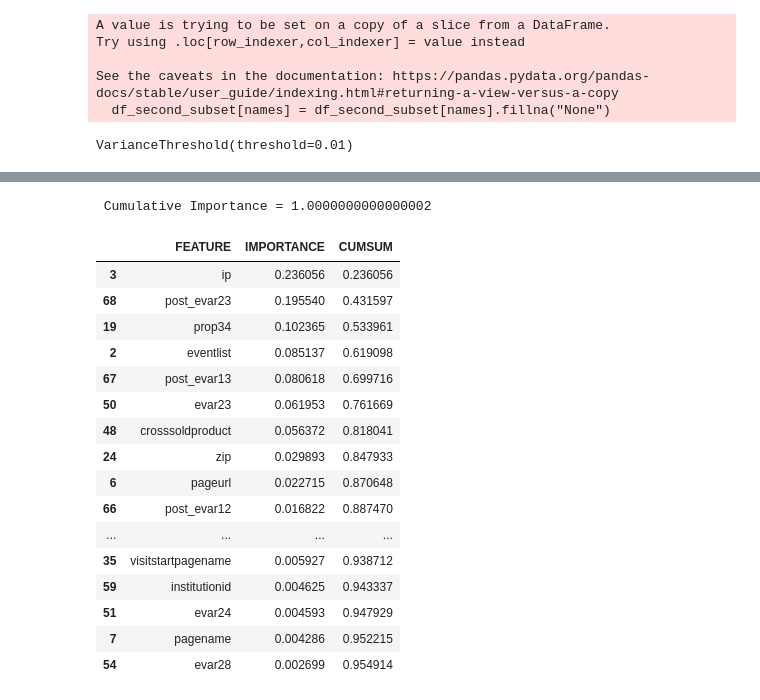
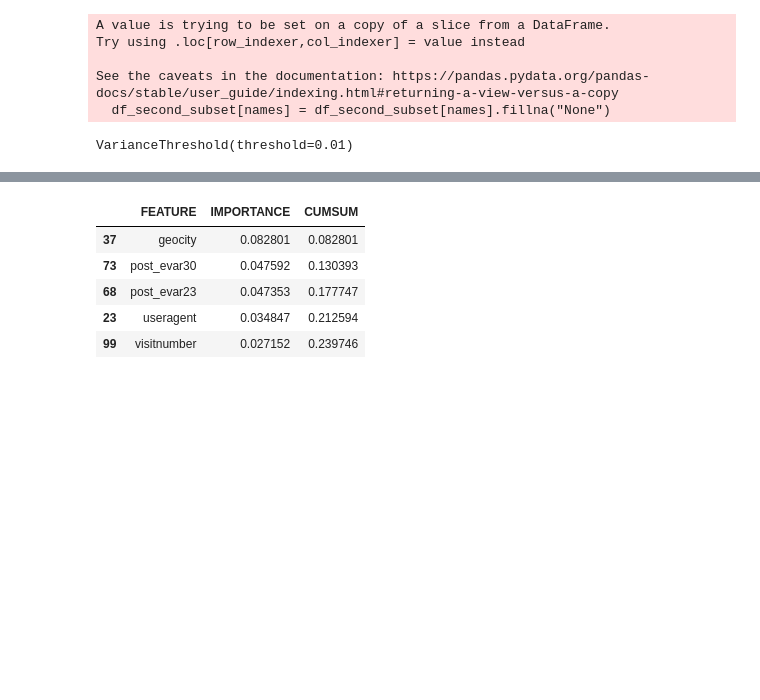
Before and after one commit to toriwang24/M148, a Jupyter notebook: feature_selection.ipynb, the cells around one changed output, grey strips where cells are left out. Saved outputs shown, nothing was run; the diff lists cells and outputs as text; code cells hidden in the pictures; blank space fills up the shorter version.

```diff
--- a/feature_selection.ipynb
+++ b/feature_selection.ipynb
@@ -310,2 +335,0 @@ df_third_subset.head(1)
-# %%
-features = df_third_subset.columns.to_list()
@@ -328,14 +385,24 @@ X_train, X_test, y_train, y_test = train_test_split(df_third_subset.iloc[:,:],
 # %%
 #undersample train set
+
+#get all of the purchase visits
 
 X_train_1 = X_train[X_train['target'] == "1"]
 
 y_train_1 = X_train_1['target']
 
-X_train_2 = X_train[X_train['target'] == "0"].sample(n=len(X_train_1))
+#randomly sample non-purchase visits
+
+X_train_2 = X_train[X_train['target'] == "0"].sample(n= len(X_train_1)*2, random_state = 23)
 
 y_train_2 = X_train_2['target']
+
+#remove target from X and concatenate the purchase and non-purchase observations
 
 X_train = (pd.concat([X_train_1, X_train_2])).iloc[:,1:]
 
 y_train = pd.concat([y_train_1, y_train_2])
+
+#remove target from test set
+
+X_test = X_test.iloc[:,1:]
@@ -366,5 +431,5 @@ numerical_columns = X_train_numerical.columns.to_list()
 # %%
-#Transform categorical varaibles to target encoded
+#encode categorical varaibles with leave one out encoder
 
 #first format target variable
 
@@ -372,9 +437,9 @@ ord_enc = OrdinalEncoder()
 
 y_train_transformed = ord_enc.fit_transform(y_train.to_numpy().reshape(-1,1))
 
-#then fit target encoder
+#then fit leave one out encoder
 
-targ_enc = TargetEncoder(handle_unknown = 'value')
+targ_enc = LeaveOneOutEncoder()
 
 targ_enc.fit(X_train_categorical, y_train_transformed)
 
@@ -398,11 +465,11 @@ X_test_numerical_transformed = scaler.transform(X_test_numerical)
 # %%
 #fill NAs for numerical
 
-X_train_numerical_transformed = pd.DataFrame(X_train_numerical_transformed, columns = numerical_columns)
+X_train_numerical_transformed = pd.DataFrame(X_train_numerical_transformed, columns = X_train_numerical.columns.to_list())
 
 X_train_numerical_transformed = X_train_numerical_transformed.fillna(-999)
 
-X_test_numerical_transformed = pd.DataFrame(X_test_numerical_transformed)
+X_test_numerical_transformed = pd.DataFrame(X_test_numerical_transformed, columns = X_train_numerical.columns.to_list())
 
 X_test_numerical_transformed = X_test_numerical_transformed.fillna(-999)
 # %%
@@ -470,46 +519,32 @@ plt.show()
 # %%
 #print out the features and importances
 
 feat_list = []
 
 total_importance = 0
-# Print the name and gini importance of each feature
-for feature in zip(df_third_subset.iloc[:,1:].columns, clf.feature_importances_):
+
+# Get the name and MDI importance of each feature
+
+for feature in zip(X_train_categorical.columns.append(X_train_numerical.columns), clf.feature_importances_):
     feat_list.append(feature)
     total_importance += feature[1]
 
-included_feats = []
-# Print the name and gini importance of each feature
-for feature in zip(df_third_subset.iloc[:,1:].columns, clf.feature_importances_):
-    if feature[1] > .05:
-        included_feats.append(feature[0])
+# create DataFrame sorted with most important features and with cumulative sum of importances
 
-print('\n',"Cumulative Importance =", total_importance)
-
-# create DataFrame using data
 df_imp = pd.DataFrame(feat_list, columns =['FEATURE', 'IMPORTANCE']).sort_values(by='IMPORTANCE', ascending=False)
 df_imp['CUMSUM'] = df_imp['IMPORTANCE'].cumsum()
 
-df_imp.head(20)
+
+#top 5 feature importances
+
+df_imp.head(5)
 # %% [output]
- Cumulative Importance = 1.0000000000000002
 |  | FEATURE | IMPORTANCE | CUMSUM |
-| 3 | ip | 0.236056 | 0.236056 |
-| 68 | post_evar23 | 0.195540 | 0.431597 |
-| 19 | prop34 | 0.102365 | 0.533961 |
-| 2 | eventlist | 0.085137 | 0.619098 |
-| 67 | post_evar13 | 0.080618 | 0.699716 |
-| 50 | evar23 | 0.061953 | 0.761669 |
-| 48 | crosssoldproduct | 0.056372 | 0.818041 |
-| 24 | zip | 0.029893 | 0.847933 |
-| 6 | pageurl | 0.022715 | 0.870648 |
-| 66 | post_evar12 | 0.016822 | 0.887470 |
-| ... | ... | ... | ... |
-| 35 | visitstartpagename | 0.005927 | 0.938712 |
-| 59 | institutionid | 0.004625 | 0.943337 |
-| 51 | evar24 | 0.004593 | 0.947929 |
-| 7 | pagename | 0.004286 | 0.952215 |
-| 54 | evar28 | 0.002699 | 0.954914 |
+| 37 | geocity | 0.082801 | 0.082801 |
+| 73 | post_evar30 | 0.047592 | 0.130393 |
+| 68 | post_evar23 | 0.047353 | 0.177747 |
+| 23 | useragent | 0.034847 | 0.212594 |
+| 99 | visitnumber | 0.027152 | 0.239746 |
 # %%
 #plot to see how many variables we should take
 
```
Also changed, not shown: parts of 57 cells of this notebook.
